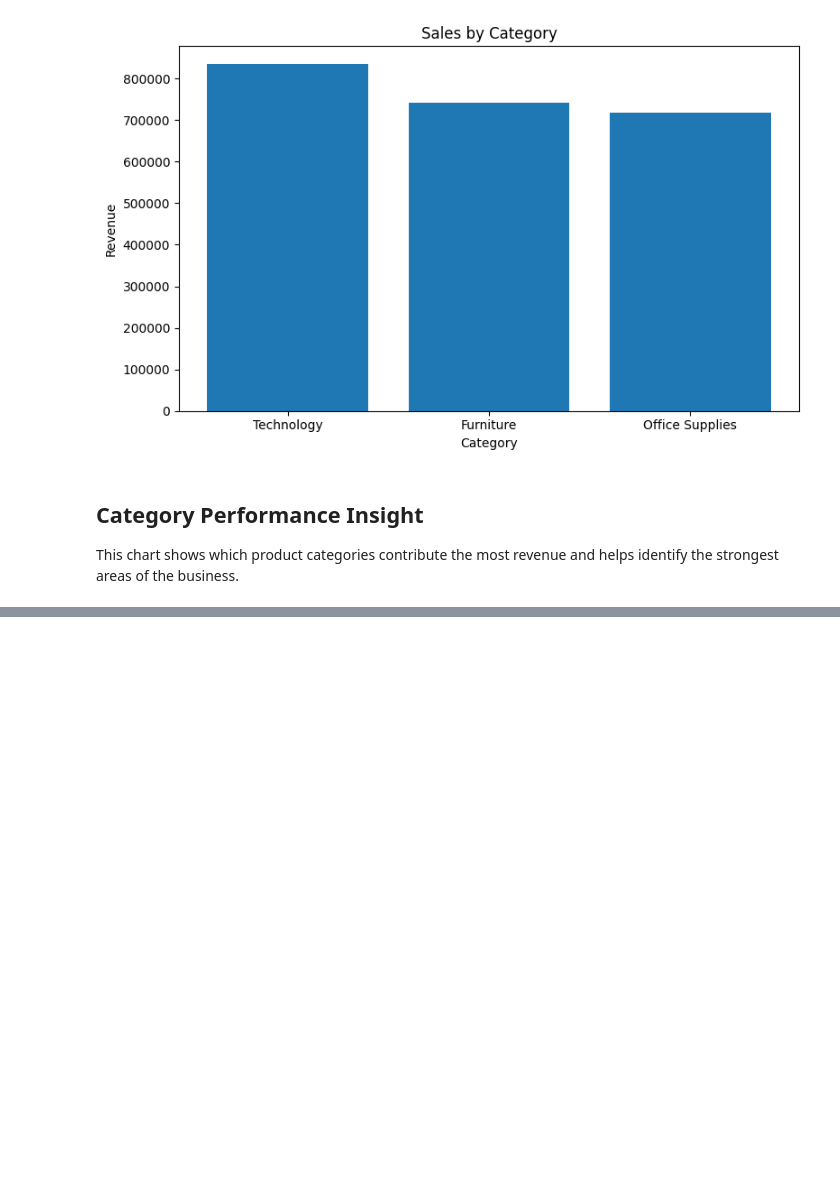
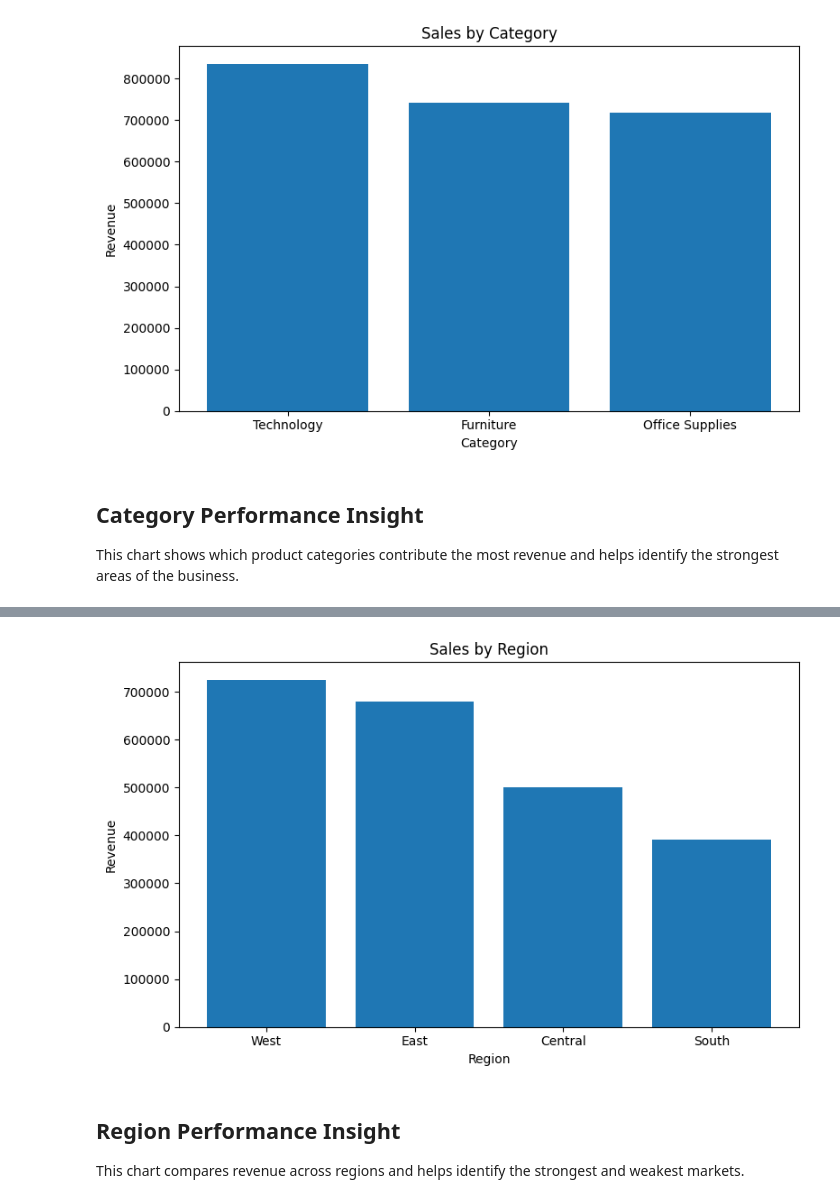
Before and after one commit to StojkoskiT/data-science-portfolio, a Jupyter notebook: projects/ecommerce_kpi_dashboard/notebooks/kpi_analysis.ipynb, the cells around one changed output, grey strips where cells are left out. Saved outputs shown, nothing was run; the diff lists cells and outputs as text; code cells hidden in the pictures; blank space fills up the shorter version.

Commit message:
Add region revenue analysis for ecommerce dashboard

```diff
--- a/projects/ecommerce_kpi_dashboard/notebooks/kpi_analysis.ipynb
+++ b/projects/ecommerce_kpi_dashboard/notebooks/kpi_analysis.ipynb
@@ -112,0 +115,9 @@ This chart shows which product categories contribute the most revenue and helps
+# %%
+region_sales = (
+    df.groupby("Region")["Sales"]
+    .sum()
+    .sort_values(ascending=False)
+    .reset_index()
+)
+
+region_sales
@@ -112,0 +130,14 @@ This chart shows which product categories contribute the most revenue and helps
+# %%
+plt.figure(figsize=(8, 5))
+plt.bar(region_sales["Region"], region_sales["Sales"])
+plt.title("Sales by Region")
+plt.xlabel("Region")
+plt.ylabel("Revenue")
+plt.tight_layout()
+plt.show()
+# %% [output]
+[figure, added]
+# %% [markdown]
+## Region Performance Insight
+
+This chart compares revenue across regions and helps identify the strongest and weakest markets.
```
Also changed, not shown: parts of 2 cells of this notebook.
